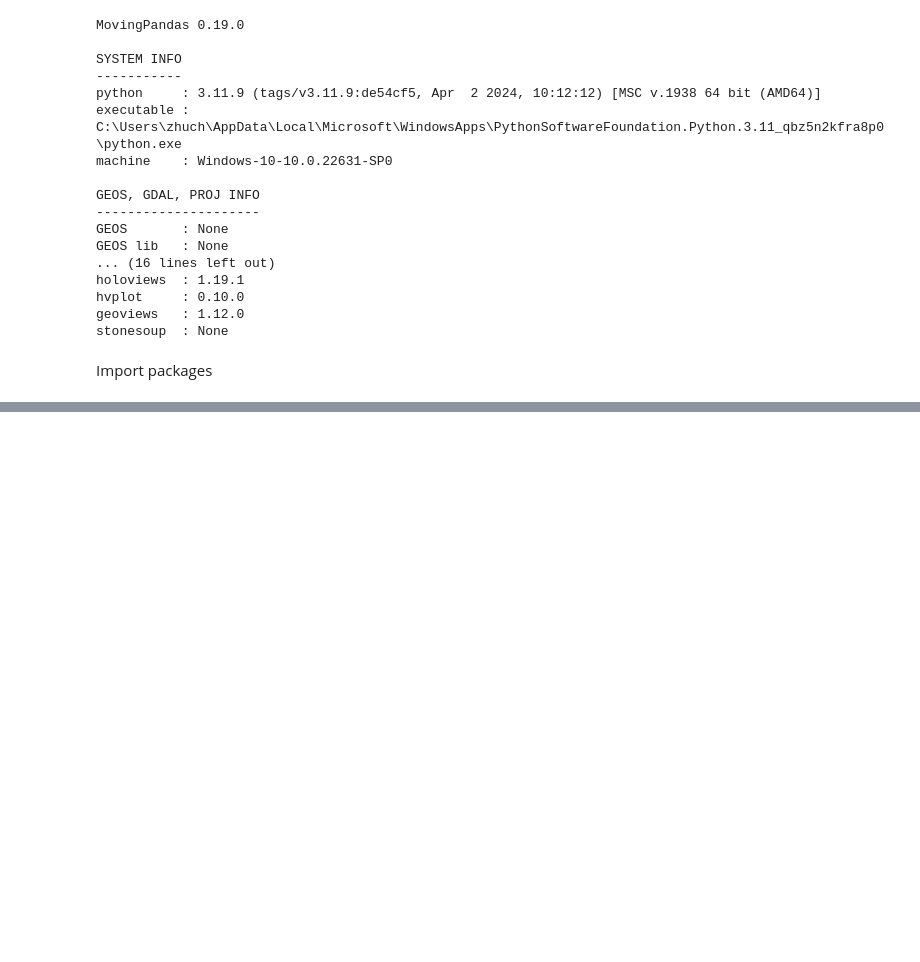
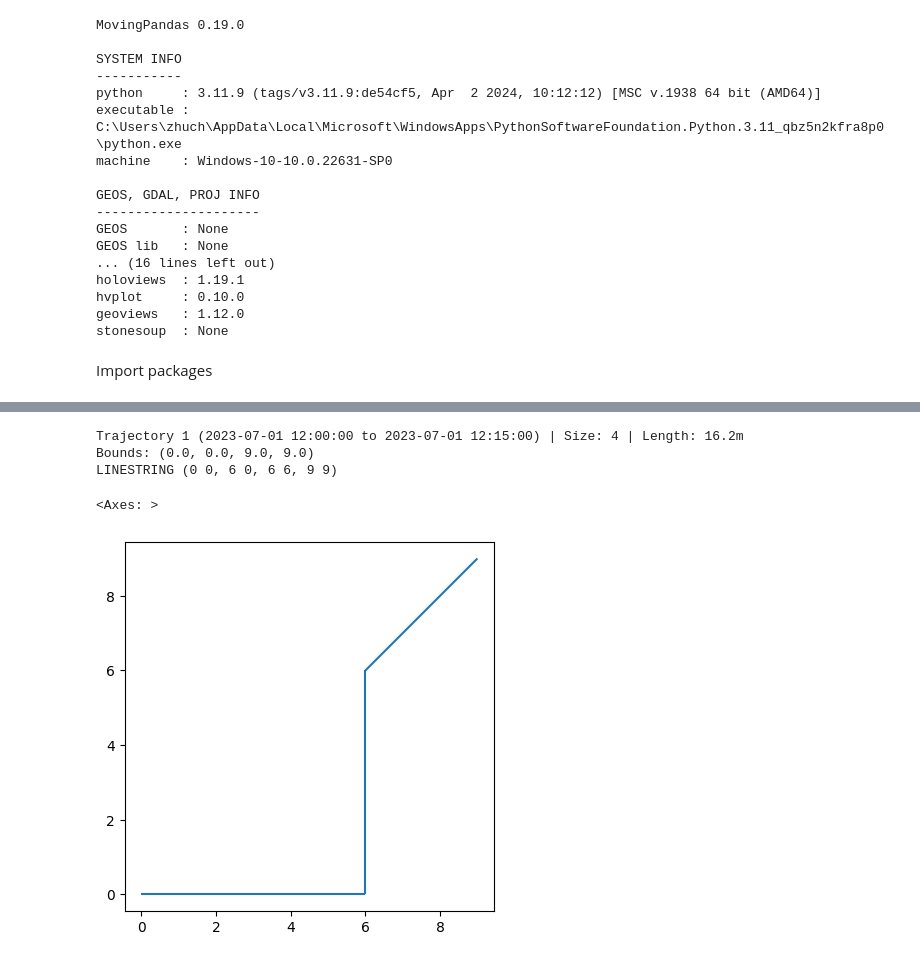
Before and after one commit to ChenZhu50/Trajectory_Research, a Jupyter notebook: MovingPanda/movingpanda.ipynb, the cells around one changed output, grey strips where cells are left out. Saved outputs shown, nothing was run; the diff lists cells and outputs as text; code cells hidden in the pictures; blank space fills up the shorter version.

Commit message:
Finish the basic learning of MPD, trying to import trajectory data for fun

```diff
--- a/MovingPanda/movingpanda.ipynb
+++ b/MovingPanda/movingpanda.ipynb
@@ -50,0 +51,13 @@ class Trajectory:
+# %%
+df = pd.DataFrame([
+    {'geometry': Point(0, 0), 't': datetime(2023, 7, 1, 12, 0, 0)},
+    {'geometry': Point(6, 0), 't': datetime(2023, 7, 1, 12, 6, 0)},
+    {'geometry': Point(6, 6), 't': datetime(2023, 7, 1, 12, 10, 0)},
+    {'geometry': Point(9, 9), 't': datetime(2023, 7, 1, 12, 15, 0)}])
+
+df = df.set_index('t')
+
+# creat GeoDataFrame object
+# EPSG:3857 always using in map, meter is the uni
+gdf = GeoDataFrame(df, crs='EPSG:3857')
+gdf
@@ -50,0 +71,12 @@ class Trajectory:
+# %%
+toy_traj = mpd.Trajectory(gdf,1)
+toy_traj
+# %% [output]
+Trajectory 1 (2023-07-01 12:00:00 to 2023-07-01 12:15:00) | Size: 4 | Length: 16.2m
+Bounds: (0.0, 0.0, 9.0, 9.0)
+LINESTRING (0 0, 6 0, 6 6, 9 9)
+# %%
+toy_traj.plot()
+# %% [output]
+<Axes: >
+[figure, added]
```
Also changed, not shown: parts of 8 cells of this notebook.
